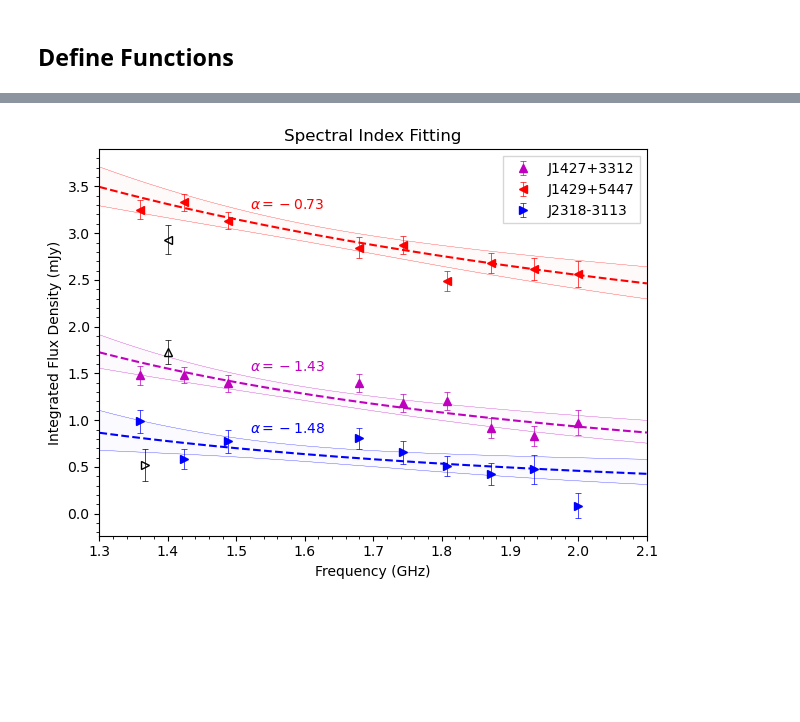
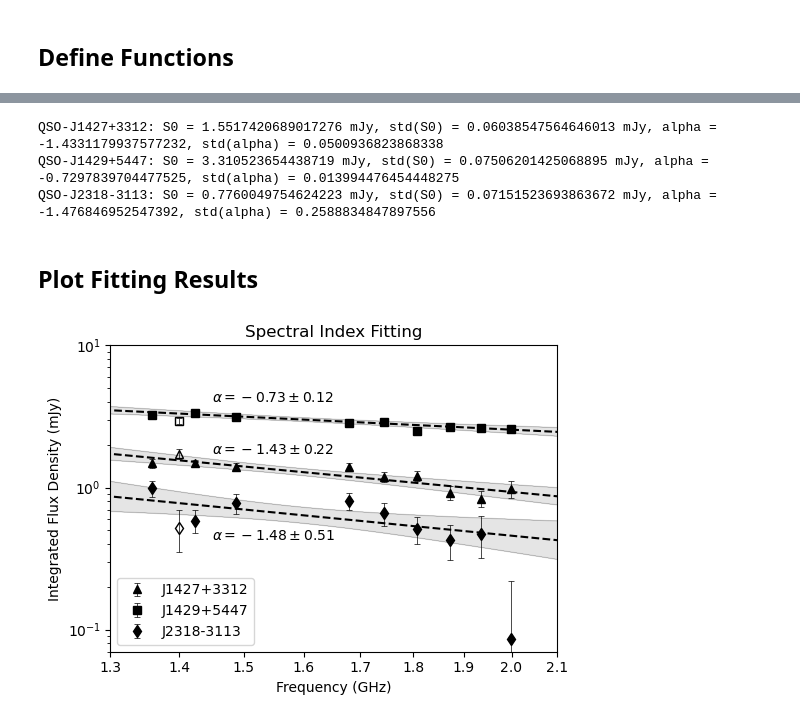
Before and after one commit to pm-keller/qsoimg, a Jupyter notebook: nbooks/spix.ipynb, the cells around one changed output, grey strips where cells are left out. Cells and saved outputs as stored; diff of their text form; code cells hidden in the pictures; blank space fills up the shorter version.

```diff
--- a/nbooks/spix.ipynb
+++ b/nbooks/spix.ipynb
@@ -79,8 +194,11 @@ def model_spectrum(freq, log_F0, alpha):
 # %%
+# list of objects on which to perform spectral index fitting
 obsnames = ["QSO-J1427+3312", "QSO-J1429+5447", "QSO-J2318-3113"]
+
+# read quasar catalogue
 qso_catalog = QTable.read('../tables/Quasar_catalog_Banados+16_Matsuoka+19a_Matsuoka+19b_Wang+18_Wang+19_Reed+19_Yang+20.txt', format='ascii')
 
-
+# creat empty dictory to store fitting results
 obs_dict = {}
 
 for obsname in obsnames:
@@ -122,9 +240,12 @@ for obsname in obsnames:
 
     # Perform spectral index fit
     params, cov = curve_fit(model_spectrum, freqs, peaks, sigma=mad_list)
-    log_F0, alpha = params
-    F0 = 10**log_F0
+    log_S0, alpha = params
+    S0 = 10**log_S0
     reg_band = lambda freq, nsig: nsig * np.sqrt(cov[0, 0] + np.log10(freq / 1.4e9) * (np.log10(freq / 1.4e9) * cov[1, 1] + cov[0, 1] + cov[1, 0]))
-    obs_dict.update({obsname: (freqs, fluxints, peaks, mad_list, F0, alpha, cov, reg_band)})
+    obs_dict.update({obsname: (freqs, fluxints, peaks, mad_list, S0, alpha, cov, reg_band)})
+
+    ulog_S0, ualpha = correlated_values([log_S0, alpha], cov)
+    print(f"log10(S0) = {ulog_S0}, alpha = {ualpha}, S0 = {model_spectrum(1.4e9, ulog_S0, alpha) * 1000} mJy")
 # %% [output]
 WARNING: FITSFixedWarning: 'datfix' made the change 'Set MJD-OBS to 58741.050914 from DATE-OBS'. [astropy.wcs.wcs]
@@ -133,33 +260,60 @@ WARNING: FITSFixedWarning: 'datfix' made the change 'Set MJD-OBS to 58741.236887
+# %%
+for obs in obs_dict:
+    print(f"{obs}: S0 = {obs_dict[obs][4]*1000} mJy, std(S0) = {np.sqrt(obs_dict[obs][6][0, 0]) * obs_dict[obs][4] * np.log(10)*1000} mJy, alpha = {obs_dict[obs][5]}, std(alpha) = {obs_dict[obs][6][1, 1]}")
+# %% [output]
+QSO-J1427+3312: S0 = 1.5517420689017276 mJy, std(S0) = 0.06038547564646013 mJy, alpha = -1.4331179937577232, std(alpha) = 0.0500936823868338
+QSO-J1429+5447: S0 = 3.310523654438719 mJy, std(S0) = 0.07506201425068895 mJy, alpha = -0.7297839704477525, std(alpha) = 0.013994476454448275
+QSO-J2318-3113: S0 = 0.7760049754624223 mJy, std(S0) = 0.07151523693863672 mJy, alpha = -1.476846952547392, std(alpha) = 0.2588834847897556
+# %% [markdown]
+## Plot Fitting Results
 # %%
-colors = ["m", "r", "b"]
-markers = ["^", "<", ">"]
+fig = plt.figure(figsize=(5.5, 4))
+
+# define colors and markers for the different sources
+colors = ["k", "k", "k"]
+markers = ["^", "s", "d"]
 
 for obsname, color, marker in zip(obs_dict, colors, markers):
-    (freqs, fluxints, peaks, mad_list, F0, alpha, cov, reg_band) = obs_dict[obsname]
+    (freqs, fluxints, peaks, mad_list, S0, alpha, cov, reg_band) = obs_dict[obsname]
     sig_alpha = cov[1, 1]
 
-    x = np.linspace(1.3, 2.1, 1000) * 1e9
-    y = model_spectrum(x, np.log10(F0), alpha)
+    x = np.linspace(0.1, 4.1, 1000) * 1e9
+    y = model_spectrum(x, np.log10(S0), alpha)
 
+    # plot data points
     plt.errorbar(np.array(freqs) / 1e9, np.array(fluxints) * 1e3, yerr=np.array(mad_list) * 1e3, fmt=marker, color=color, label=obsname[4:], capsize=2, capthick=.5, elinewidth=.5)
+
+    # plot regression line and bands
     plt.plot(x / 1e9, y * 1e3, color=color, linestyle="--")
-    plt.plot(x / 1e9, y * 10**reg_band(x, 2) * 1e3, color=color, linestyle="-", linewidth=.2)
-    plt.plot(x / 1e9, y / 10**reg_band(x, 2) * 1e3, color=color, linestyle="-", linewidth=.2)
-    plt.fill_between(x / 1e9, y * 10**reg_band(x, 2) * 1e3, y / 10**reg_band(x, 2) * 1e3, color=color, alpha=0.02)
+    plt.plot(x / 1e9, y * 10**reg_band(x, 2) * 1e3, color=color, linestyle="-", linewidth=.1)
+    plt.plot(x / 1e9, y / 10**reg_band(x, 2) * 1e3, color=color, linestyle="-", linewidth=.1)
+    plt.fill_between(x / 1e9, y * 10**reg_band(x, 2) * 1e3, y / 10**reg_band(x, 2) * 1e3, color=color, alpha=0.1)
 
-    plt.text(1.52, model_spectrum(1.56e9, np.log10(F0), alpha) * 1e3 + 0.2 , rf"$\alpha={alpha.round(2)}$", color=color)
+    # print spectral indices
+    if obsname[4:] == "J2318-3113":
+        plt.text(1.45, model_spectrum(1.56e9, np.log10(S0), alpha) * 1.3e3 / 2, rf"$\alpha={alpha.round(2)}\pm{np.sqrt(cov[1,1]).round(2)}$", color=color)
+    else:
+        plt.text(1.45, model_spectrum(1.56e9, np.log10(S0), alpha) * 1.3e3, rf"$\alpha={alpha.round(2)}\pm{np.sqrt(cov[1,1]).round(2)}$", color=color)
 
-plt.errorbar(1.4, 1.730, yerr=0.131, fmt="^", color="k", fillstyle="none", capsize=2, capthick=.5, elinewidth=.5, markersize=6)
-plt.errorbar(1.4, 2.930, yerr=0.152, fmt="<", color="k", fillstyle="none", capsize=2, capthick=.5, elinewidth=.5, markersize=6)
-plt.errorbar(1.367, 0.52, yerr=0.17, fmt=">", color="k", fillstyle="none", capsize=2, capthick=.5, elinewidth=.5, markersize=6)
+# add literature values
+plt.errorbar(1.4, 1.730, yerr=0.131, fmt=markers[0], color="k", fillstyle="none", capsize=2, capthick=.5, elinewidth=.5)
+plt.errorbar(1.4, 2.930, yerr=0.152, fmt=markers[1], color="k", fillstyle="none", capsize=2, capthick=.5, elinewidth=.5)
+plt.errorbar(1.4, 0.52, yerr=0.17, fmt=markers[2], color="k", fillstyle="none", capsize=2, capthick=.5, elinewidth=.5)
+plt.errorbar(3, 1.822, yerr=0.194, fmt=markers[1], color="k", fillstyle="none", capsize=2, capthick=.5, elinewidth=.5, markersize=6)
+plt.errorbar(0.144, 5.873, yerr=0.083, fmt=markers[0], color="k", fillstyle="none", capsize=2, capthick=.5, elinewidth=.5, markersize=6)
 
+# format and save plot
+plt.xscale("log")
+plt.yscale("log")
 plt.xlim([1.3, 2.1])
+plt.ylim([7e-2, 1e1])
 plt.xlabel("Frequency (GHz)")
 plt.ylabel("Integrated Flux Density (mJy)")
 plt.title("Spectral Index Fitting")
 plt.minorticks_on()
-plt.legend(fancybox=False)
+plt.legend(loc=3)
+plt.xticks(np.arange(1.3, 2.2, 0.1), np.arange(1.3, 2.2, 0.1).round(1))
 plt.tight_layout()
-plt.savefig("../../plots/spix.png", dpi=600)
+plt.savefig("../../plots/spix.pdf")
 # %% [output]
-[figure, old version]
+[figure, new version]
```
Also changed, not shown: parts of 8 cells of this notebook, 45 other files.
